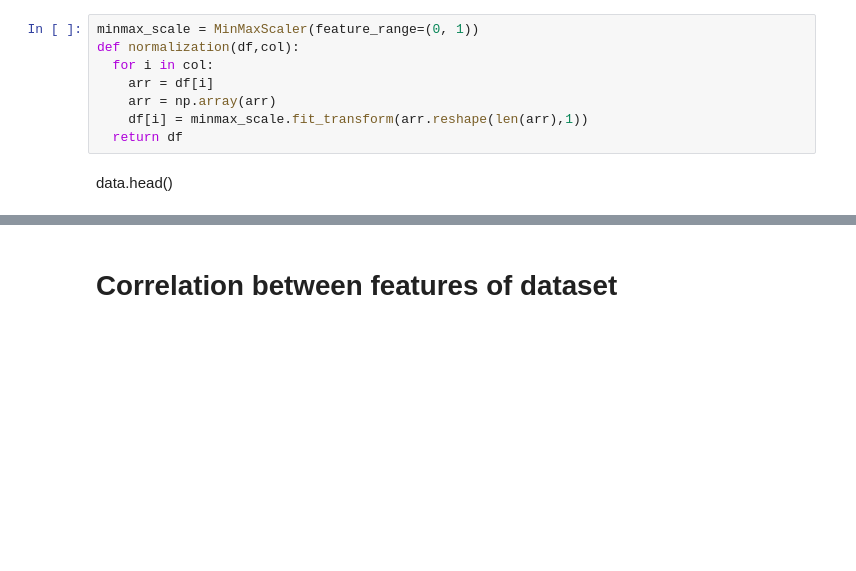
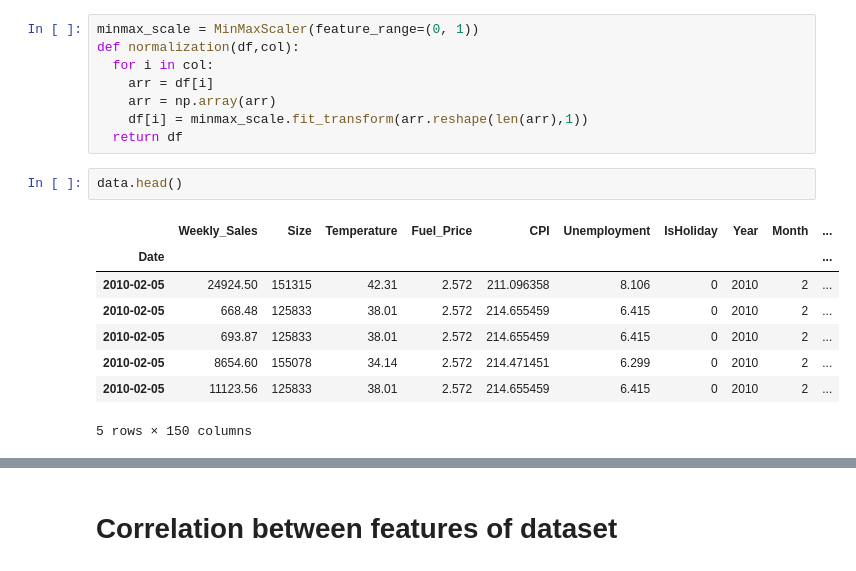
Before and after one commit to officialarshadnoor/Machine-Learning-Project---Sales-Forecasting-with-Walmart-Data, a Jupyter notebook: model.ipynb, the cells around one changed output, grey strips where cells are left out. Cells and saved outputs as stored; diff of their text form; blank space fills up the shorter version.

```diff
--- a/model.ipynb
+++ b/model.ipynb
@@ -471,6 +455,15 @@ def normalization(df,col):
     arr = np.array(arr)
     df[i] = minmax_scale.fit_transform(arr.reshape(len(arr),1))
   return df
-# %% [markdown]
-data.head()
+# %%
+data.head()
+# %% [output]
+|  | Weekly_Sales | Size | Temperature | Fuel_Price | CPI | Unemployment | IsHoliday | Year | Month | ... |
+| Date |  |  |  |  |  |  |  |  |  | ... |
+| 2010-02-05 | 24924.50 | 151315 | 42.31 | 2.572 | 211.096358 | 8.106 | 0 | 2010 | 2 | ... |
+| 2010-02-05 | 668.48 | 125833 | 38.01 | 2.572 | 214.655459 | 6.415 | 0 | 2010 | 2 | ... |
+| 2010-02-05 | 693.87 | 125833 | 38.01 | 2.572 | 214.655459 | 6.415 | 0 | 2010 | 2 | ... |
+| 2010-02-05 | 8654.60 | 155078 | 34.14 | 2.572 | 214.471451 | 6.299 | 0 | 2010 | 2 | ... |
+| 2010-02-05 | 11123.56 | 125833 | 38.01 | 2.572 | 214.655459 | 6.415 | 0 | 2010 | 2 | ... |
+5 rows × 150 columns
 # %%
```
Also changed, not shown: parts of 16 cells of this notebook, 4 other files.
